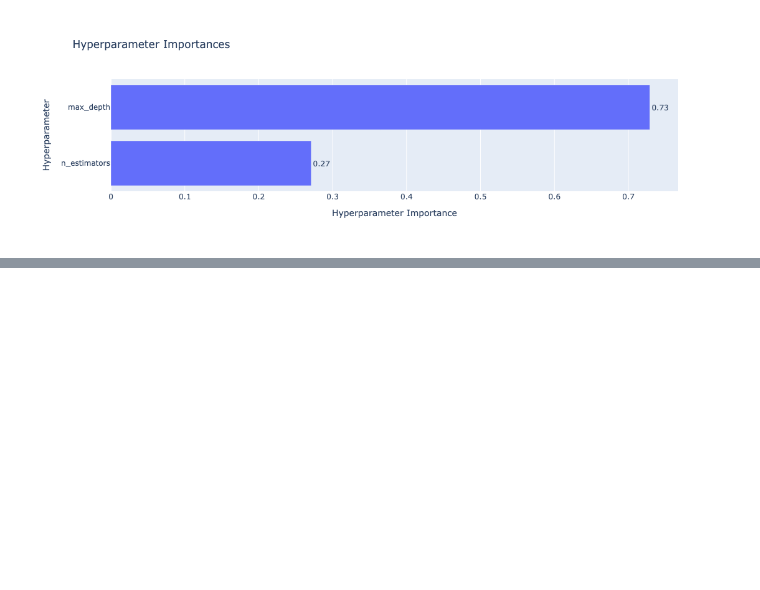
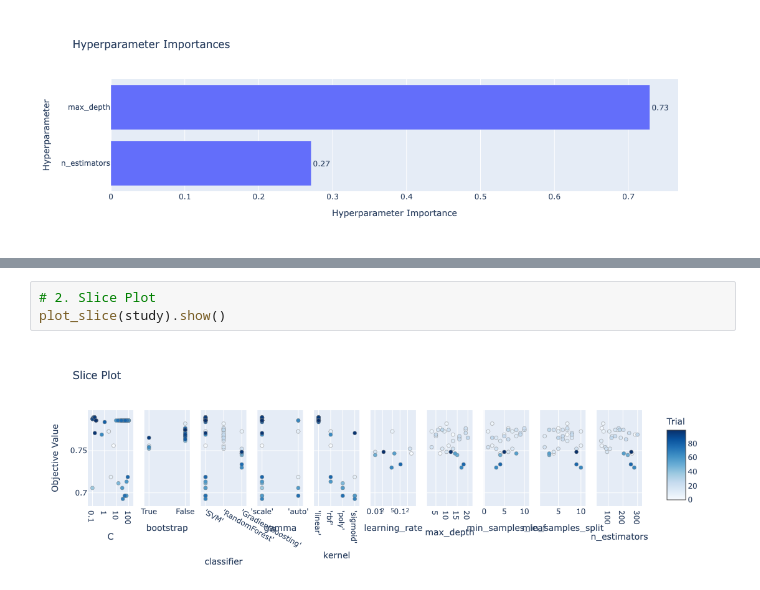
Before and after one commit to AayushAswal27/deep-learning-implementations, a Jupyter notebook: optuna-basics.ipynb, the cells around one changed output, grey strips where cells are left out. Saved outputs shown, nothing was run; the diff lists cells and outputs as text; blank space fills up the shorter version.

```diff
--- a/optuna-basics.ipynb
+++ b/optuna-basics.ipynb
@@ -317,0 +442,5 @@ plot_param_importances(study).show()
+# %%
+# 2. Slice Plot
+plot_slice(study).show()
+# %% [output]
+[figure, added]
```
Also changed, not shown: parts of 10 cells of this notebook.
